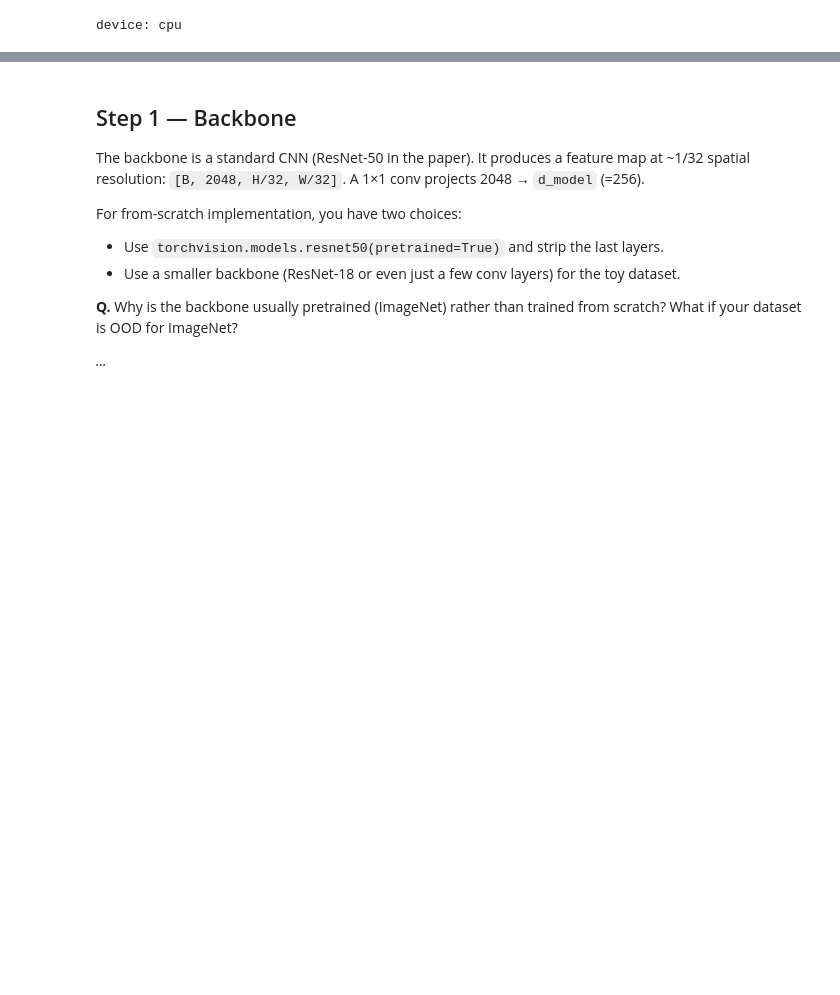
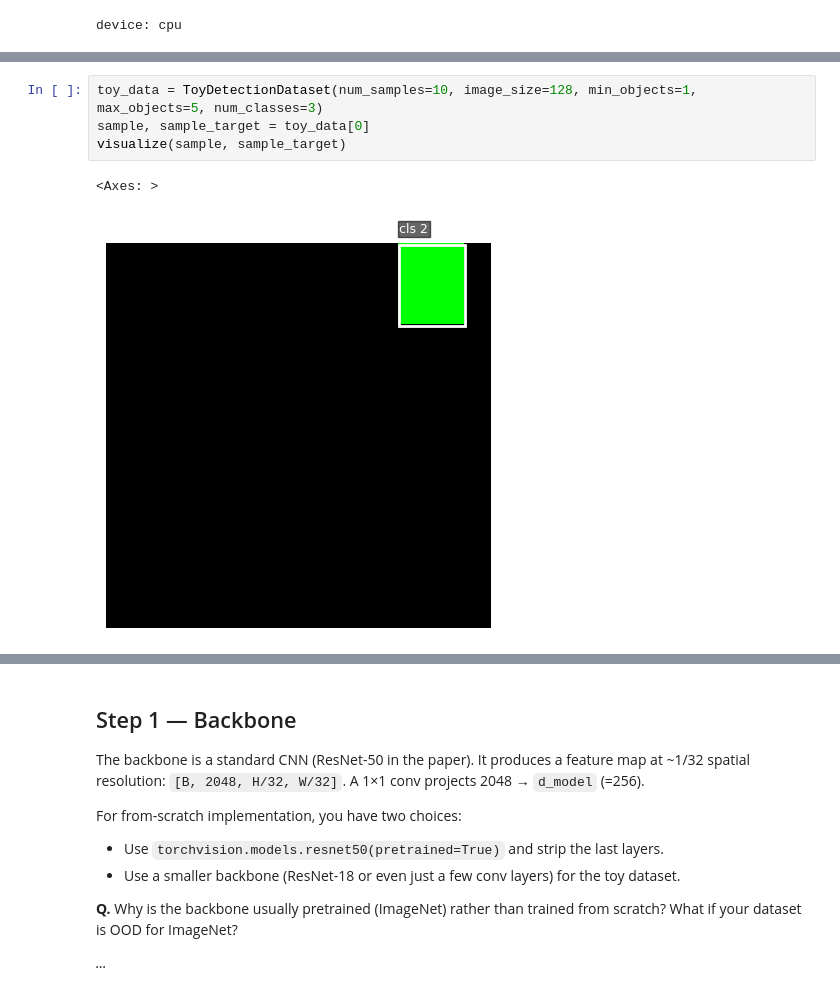
Before and after one commit to jpoberhauser/vision-transformers-and-ssl, a Jupyter notebook: module2_detection_segmentation_tracking/001_detr_from_scratch.ipynb, the cells around one changed output, grey strips where cells are left out. Saved outputs shown, nothing was run; the diff lists cells and outputs as text; blank space fills up the shorter version.

```diff
--- a/module2_detection_segmentation_tracking/001_detr_from_scratch.ipynb
+++ b/module2_detection_segmentation_tracking/001_detr_from_scratch.ipynb
@@ -139,0 +220,7 @@ class ToyDetectionDataset(torch.utils.data.Dataset):
+# %%
+toy_data = ToyDetectionDataset(num_samples=10, image_size=128, min_objects=1, max_objects=5, num_classes=3)
+sample, sample_target = toy_data[0]
+visualize(sample, sample_target)
+# %% [output]
+<Axes: >
+[figure, added]
```
Also changed, not shown: parts of 8 cells of this notebook.
